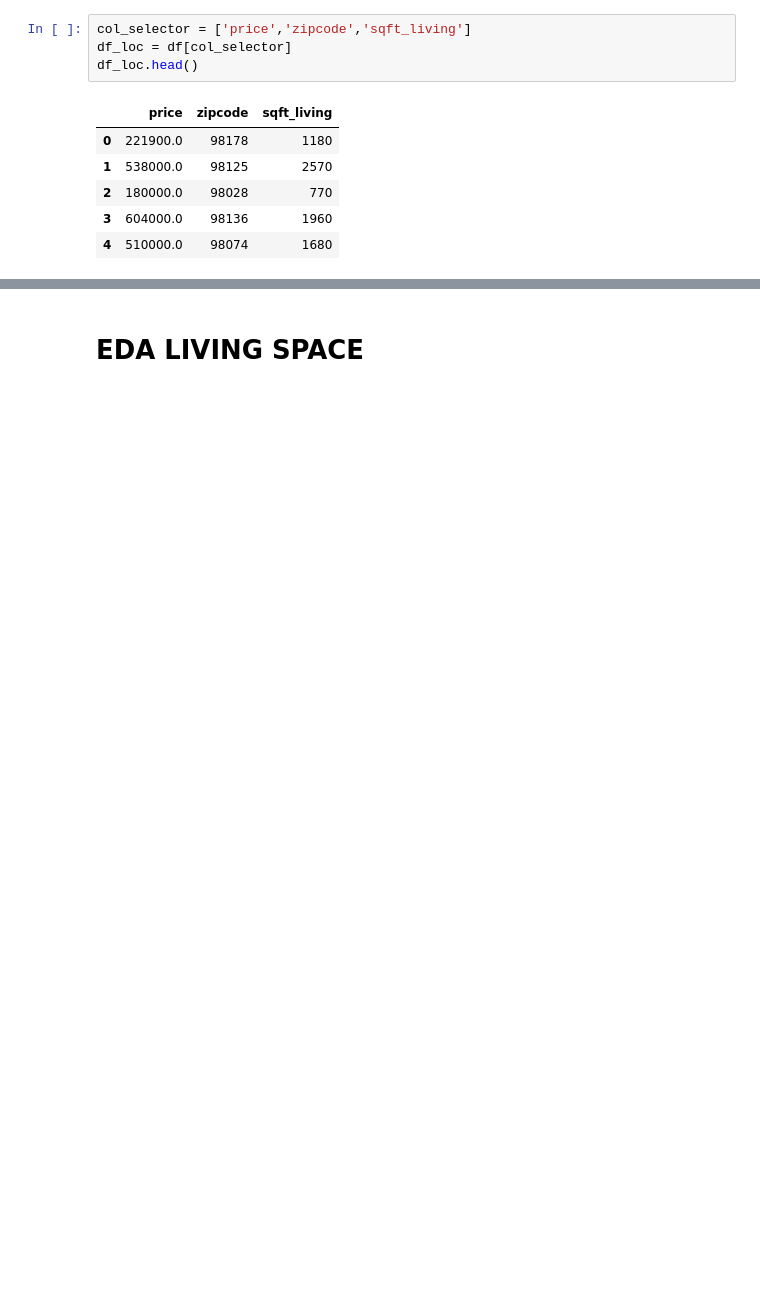
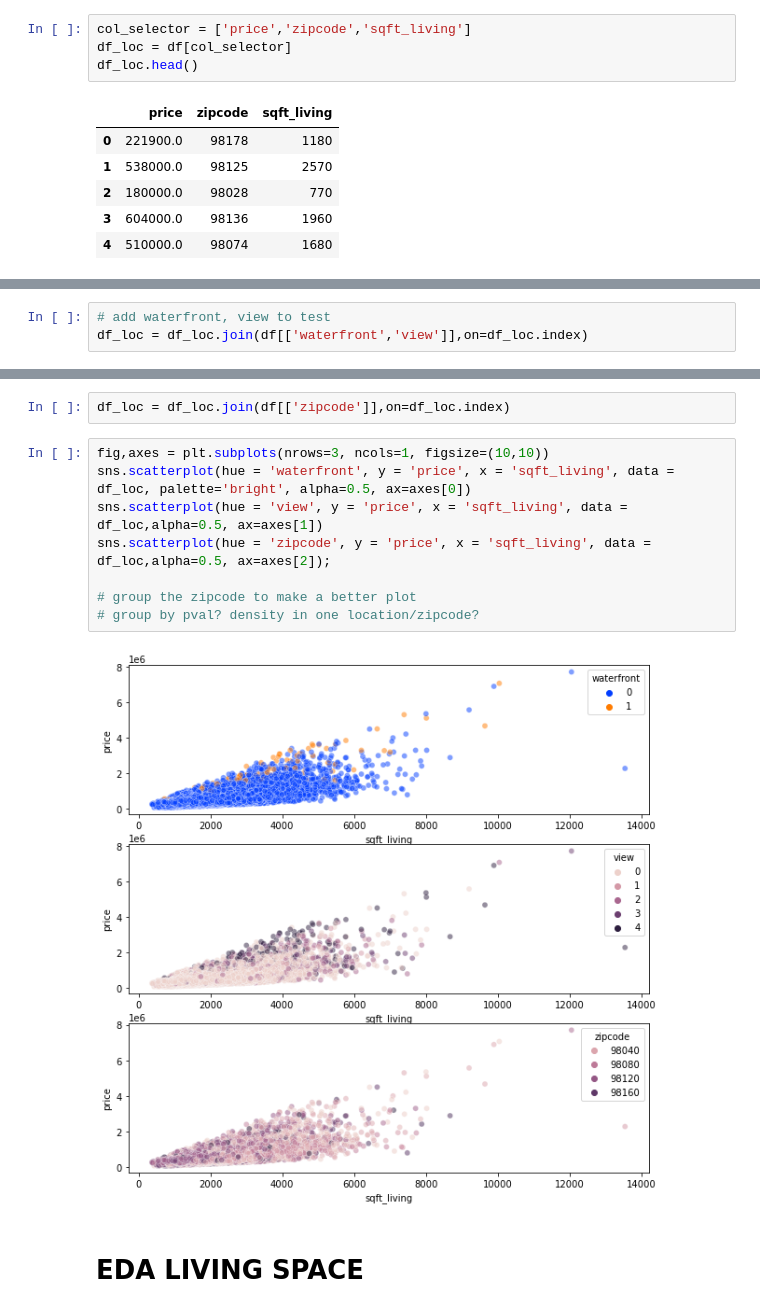
Before and after one commit to vivyhasadream/DS_P2_King-County-House-Sales-Predict, a Jupyter notebook: Han_2_EDA.ipynb, the cells around one changed output, grey strips where cells are left out. Saved outputs shown, nothing was run; the diff lists cells and outputs as text; blank space fills up the shorter version.

```diff
--- a/Han_2_EDA.ipynb
+++ b/Han_2_EDA.ipynb
@@ -172,0 +126,3 @@ strong multicollinearity or other numerical problems.
+# %%
+# add waterfront, view to test
+df_loc = df_loc.join(df[['waterfront','view']],on=df_loc.index)
@@ -173,3 +162,15 @@ strong multicollinearity or other numerical problems.
+# %%
+df_loc = df_loc.join(df[['zipcode']],on=df_loc.index)
+# %%
+fig,axes = plt.subplots(nrows=3, ncols=1, figsize=(10,10))
+sns.scatterplot(hue = 'waterfront', y = 'price', x = 'sqft_living', data = df_loc, palette='bright', alpha=0.5, ax=axes[0])
+sns.scatterplot(hue = 'view', y = 'price', x = 'sqft_living', data = df_loc,alpha=0.5, ax=axes[1])
+sns.scatterplot(hue = 'zipcode', y = 'price', x = 'sqft_living', data = df_loc,alpha=0.5, ax=axes[2]);
+
+# group the zipcode to make a better plot
+# group by pval? density in one location/zipcode?
+# %% [output]
+[figure, added]
 # %% [markdown]
 # EDA LIVING SPACE
 # %%
```
Also changed, not shown: parts of 23 cells of this notebook, 1 other file.
